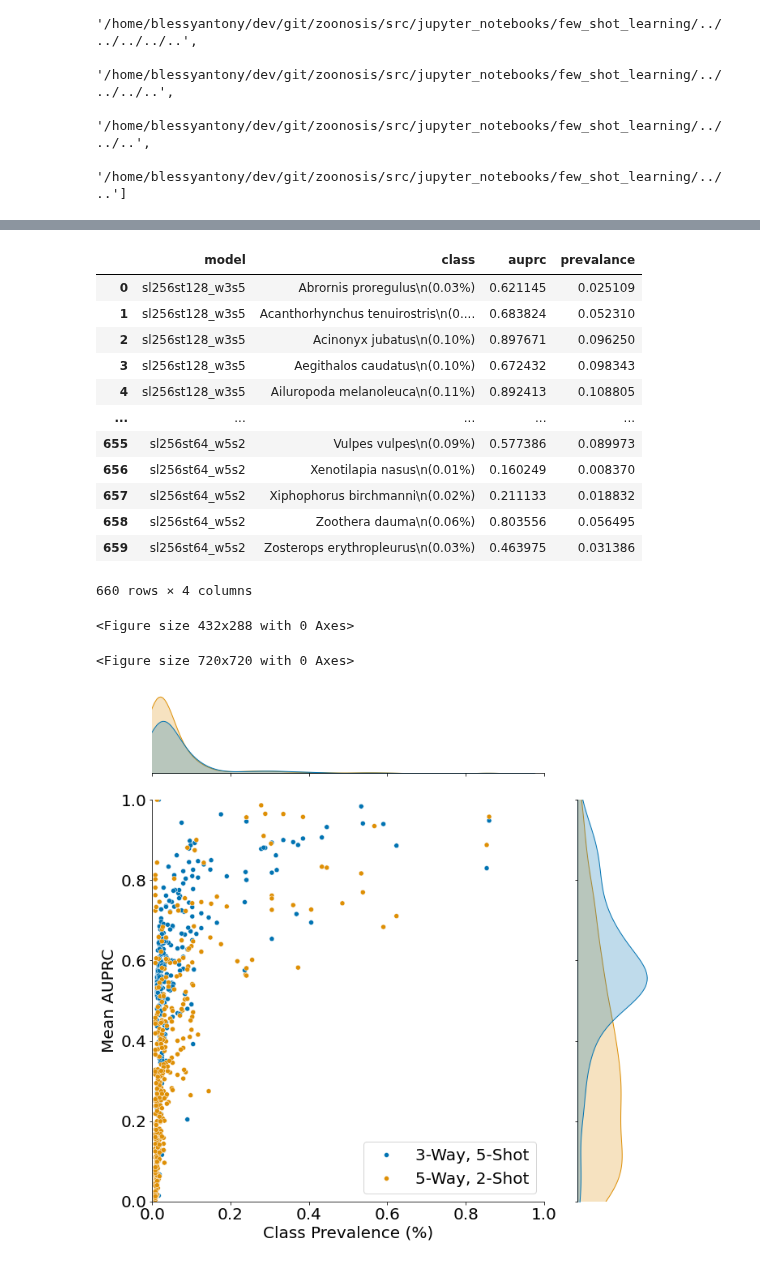
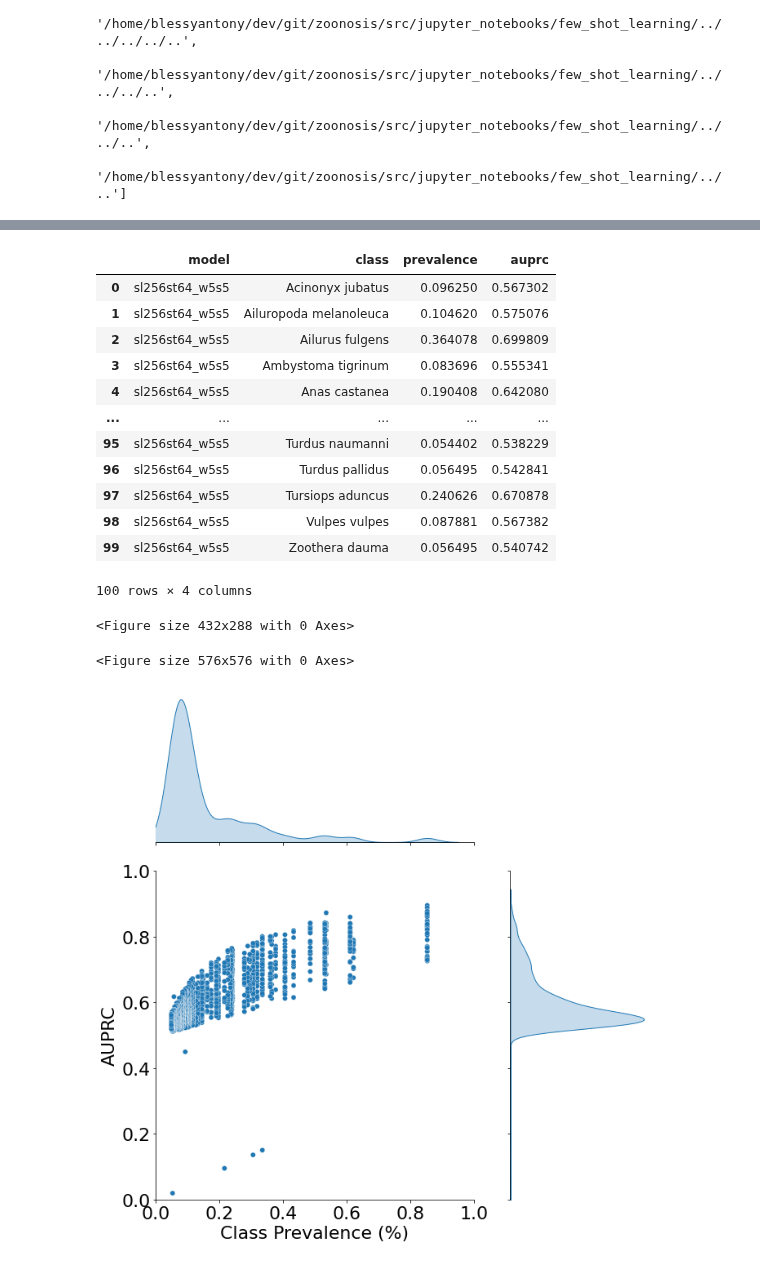
Before and after one commit to NSF-COMPASS-Center/HAVEN, a Jupyter notebook: src/jupyter_notebooks/few_shot_learning/Few Shot Learning - IDV - Novel Host.ipynb, the cells around one changed output, grey strips where cells are left out. Drawn from its saved outputs; the diff is of its cells as text; code cells hidden in the pictures.

```diff
--- a/src/jupyter_notebooks/few_shot_learning/Few Shot Learning - IDV - Novel Host.ipynb
+++ b/src/jupyter_notebooks/few_shot_learning/Few Shot Learning - IDV - Novel Host.ipynb
@@ -62,10 +62,10 @@ from src.utils import utils, evaluation_utils, visualization_utils
 
 
 virprobert_output_auprc_file_paths =  {
-    "sl256st128_w3s5": os.path.join(os.getcwd(), "..","..", "..", "output/raw/uniref90_embl_vertebrates_non_idv/20240905/host_multi/few_shot_learning/fsl_tr_w3s5q10_te_w3s5q-1_e100b32_split70-10-20_hybrid-attention_sl256st64vs30cls_se_bn_fnn_2l_d1024_lr1e-4_classwise_auprc.csv"),
-    "sl256st64_w5s2": os.path.join(os.getcwd(), "..","..", "..", "output/raw/uniref90_embl_vertebrates_non_idv/20240906/host_multi/few_shot_learning/fsl_tr_w5s2q10_te_w5s2q-1_e100b32_split70-10-20_hybrid-attention_sl256st64vs30_ae_bn_fnn_2l_d1024_lr1e-4_classwise_auprc.csv")
+    "sl256st64_w5s5": os.path.join(os.getcwd(), "..","..", "..", "output/raw/uniref90_embl_vertebrates_non_idv/20240911/host_multi/few_shot_learning/fsl_tr_w5s5q10_te_w5s5q-1_e100b32_split70-10-20_hybrid-attention_sl256st64vs30cls_fnn_2l_d1024_lr1e-4_classwise_auprc.csv"),
+    #"sl256st64_w5s2": os.path.join(os.getcwd(), "..","..", "..", "output/raw/uniref90_embl_vertebrates_non_idv/20240906/host_multi/few_shot_learning/fsl_tr_w5s2q10_te_w5s2q-1_e100b32_split70-10-20_hybrid-attention_sl256st64vs30_ae_bn_fnn_2l_d1024_lr1e-4_classwise_auprc.csv")
 }
-dataset_file_path = os.path.join(os.getcwd(), "..","..", "..", "input/data/uniref90/20240131/uniref90_viridae_embl_hosts_pruned_metadata_species_vertebrates_w_seq_non_idv_lt_1percent_prevalence.csv")
+dataset_file_path = os.path.join(os.getcwd(), "..","..", "..", "input/data/uniref90/20240131/uniref90_viridae_embl_hosts_pruned_metadata_species_vertebrates_w_seq_non_idv_lt_1_gte_0.05_prcnt_prevalence_seq_len_in_99prcntile.csv")
 # %%
 def read_output_df(output_file_paths):
     dfs = []
@@ -82,7 +82,6 @@ def compute_class_distribution(df, label_col, n, format=False):
     labels_counts = labels_counts.to_dict()
     if format:
         labels_counts = {k: f"{k}\n({v:.2f}%)" for k, v, in labels_counts.items()}
-    labels_counts["Xiphophorus malinche x Xiphophorus birchmanni"] = "Xiphophorus birchmanni\n(0.02%)"
     return labels_counts
 # %%
 df = read_output_df(virprobert_output_auprc_file_paths)
@@ -147,0 +147,3 @@ metadata_unformatted
+# %%
+df["prevalence"] = df["class"].apply(lambda x: metadata_unformatted[x])
+df.head()
@@ -269,4 +251,0 @@ metadata_formatted_prevalance_map
-# %%
-df = df.replace({"class": metadata_formatted})
-df["prevalence"] = df["class"].apply(lambda x: metadata_formatted_prevalance_map[x])
-df.head()
@@ -280,45 +252,41 @@ df.head()
 # %%
-mean_auprc_df = df[["model", "class", "auprc"]].groupby(["model", "class"]).agg("mean").reset_index()
-mean_auprc_df["prevalance"] = mean_auprc_df["class"].apply(lambda x: metadata_formatted_prevalance_map[x])
+mean_auprc_df = df[["model", "class", "prevalence", "auprc"]].groupby(["model", "class", "prevalence"]).agg("mean").reset_index()
 mean_auprc_df
 # %% [output]
-|  | model | class | auprc | prevalance |
-| 0 | sl256st128_w3s5 | Abrornis proregulus\n(0.03%) | 0.621145 | 0.025109 |
-| 1 | sl256st128_w3s5 | Acanthorhynchus tenuirostris\n(0.... | 0.683824 | 0.052310 |
-| 2 | sl256st128_w3s5 | Acinonyx jubatus\n(0.10%) | 0.897671 | 0.096250 |
-| 3 | sl256st128_w3s5 | Aegithalos caudatus\n(0.10%) | 0.672432 | 0.098343 |
-| 4 | sl256st128_w3s5 | Ailuropoda melanoleuca\n(0.11%) | 0.892413 | 0.108805 |
+|  | model | class | prevalence | auprc |
+| 0 | sl256st64_w5s5 | Acinonyx jubatus | 0.096250 | 0.567302 |
+| 1 | sl256st64_w5s5 | Ailuropoda melanoleuca | 0.104620 | 0.575076 |
+| 2 | sl256st64_w5s5 | Ailurus fulgens | 0.364078 | 0.699809 |
+| 3 | sl256st64_w5s5 | Ambystoma tigrinum | 0.083696 | 0.555341 |
+| 4 | sl256st64_w5s5 | Anas castanea | 0.190408 | 0.642080 |
 | ... | ... | ... | ... | ... |
-| 655 | sl256st64_w5s2 | Vulpes vulpes\n(0.09%) | 0.577386 | 0.089973 |
-| 656 | sl256st64_w5s2 | Xenotilapia nasus\n(0.01%) | 0.160249 | 0.008370 |
-| 657 | sl256st64_w5s2 | Xiphophorus birchmanni\n(0.02%) | 0.211133 | 0.018832 |
-| 658 | sl256st64_w5s2 | Zoothera dauma\n(0.06%) | 0.803556 | 0.056495 |
-| 659 | sl256st64_w5s2 | Zosterops erythropleurus\n(0.03%) | 0.463975 | 0.031386 |
+| 95 | sl256st64_w5s5 | Turdus naumanni | 0.054402 | 0.538229 |
+| 96 | sl256st64_w5s5 | Turdus pallidus | 0.056495 | 0.542841 |
+| 97 | sl256st64_w5s5 | Tursiops aduncus | 0.240626 | 0.670878 |
+| 98 | sl256st64_w5s5 | Vulpes vulpes | 0.087881 | 0.567382 |
+| 99 | sl256st64_w5s5 | Zoothera dauma | 0.056495 | 0.540742 |
-660 rows × 4 columns
+100 rows × 4 columns
 # %%
 plt.clf()
-plt.figure(figsize=(10,10))
+plt.figure(figsize=(8,8))
 plt.rcParams["figure.autolayout"] = True
-plt.rcParams["xtick.labelsize"] = 20
-plt.rcParams["ytick.labelsize"] = 20
-plt.rcParams.update({'font.size': 20})
+plt.rcParams["xtick.labelsize"] = 22
+plt.rcParams["ytick.labelsize"] = 22
+plt.rcParams.update({'font.size': 22})
 
-mean_auprc_df = mean_auprc_df.replace({"model": {"sl256st128_w3s5": "3-Way, 5-Shot", "sl256st64_w5s2": "5-Way, 2-Shot"}})
-ax = sns.jointplot(data=mean_auprc_df, x="prevalance", y="auprc", hue="model",
-                   height=10, ylim=(0, 1), alpha=1, xlim=(0, 1), palette="colorblind",
-                   ratio=4)
-
-# ax = sns.scatterplot(mean_auprc_df, x="prevalance", y="auprc", hue="model", alpha=1)
+ax = sns.jointplot(data=df, x="prevalence", y="auprc", hue="model",
+                   height=10, ylim=(0, 1), alpha=.5, xlim=(0, 1),
+                   ratio=2, legend=False)
+ax.plot_joint(sns.scatterplot, alpha=1, legend=False, linewidth=.3, edgecolor="white")
 ax.ax_joint.set_xlabel("Class Prevalence (%)")
-ax.ax_joint.set_ylabel("Mean AUPRC")
-
+ax.ax_joint.set_ylabel("AUPRC")
 ax = plt.gca()
-ax.legend()
+##ax.legend(None)
 ax.figure.tight_layout()
-plt.savefig(os.path.join(os.getcwd(), "..","..", "..", "output/visualization/temp_new/host_multi_fsl_non_idv_lt1prcnt_scatterplot.pdf"))
+plt.savefig(os.path.join(os.getcwd(), "..","..", "..", "output/visualization/temp_new/host_multi_fsl_non_idv_lt1_gte0.05_prcnt_scatterplot.pdf"))
 plt.show()
 # %% [output]
 <Figure size 432x288 with 0 Axes>
-<Figure size 720x720 with 0 Axes>
+<Figure size 576x576 with 0 Axes>
-[figure, old version]
+[figure, new version]
 # %%
```
Also changed, not shown: parts of 17 cells of this notebook.
